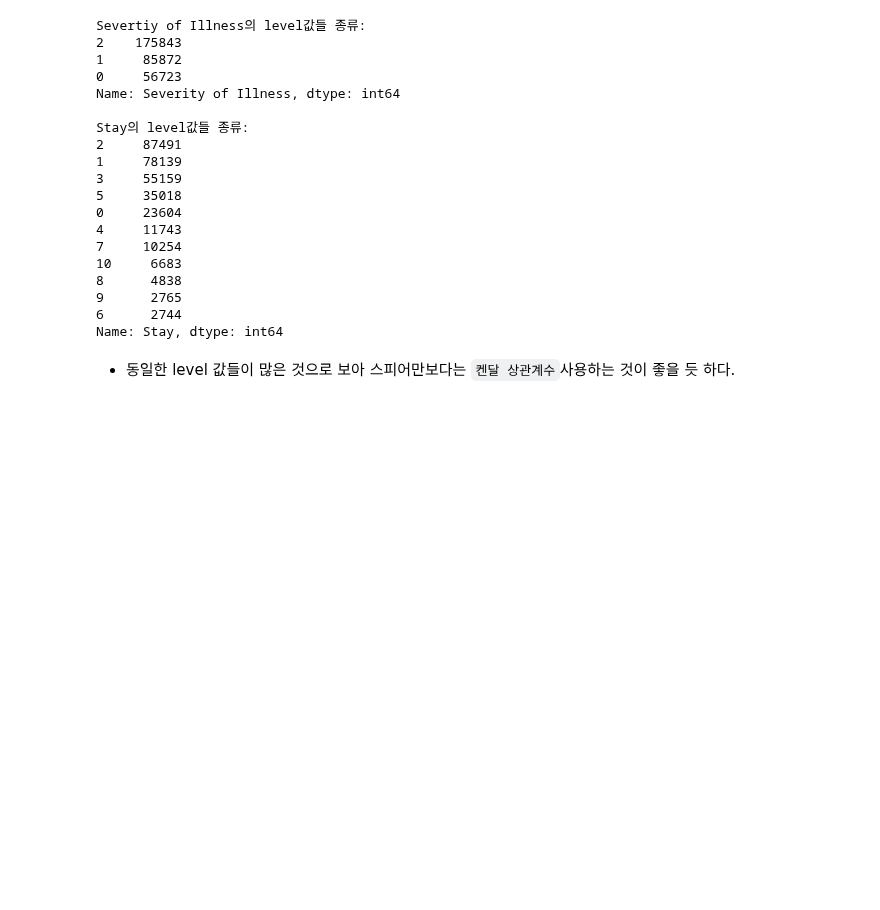
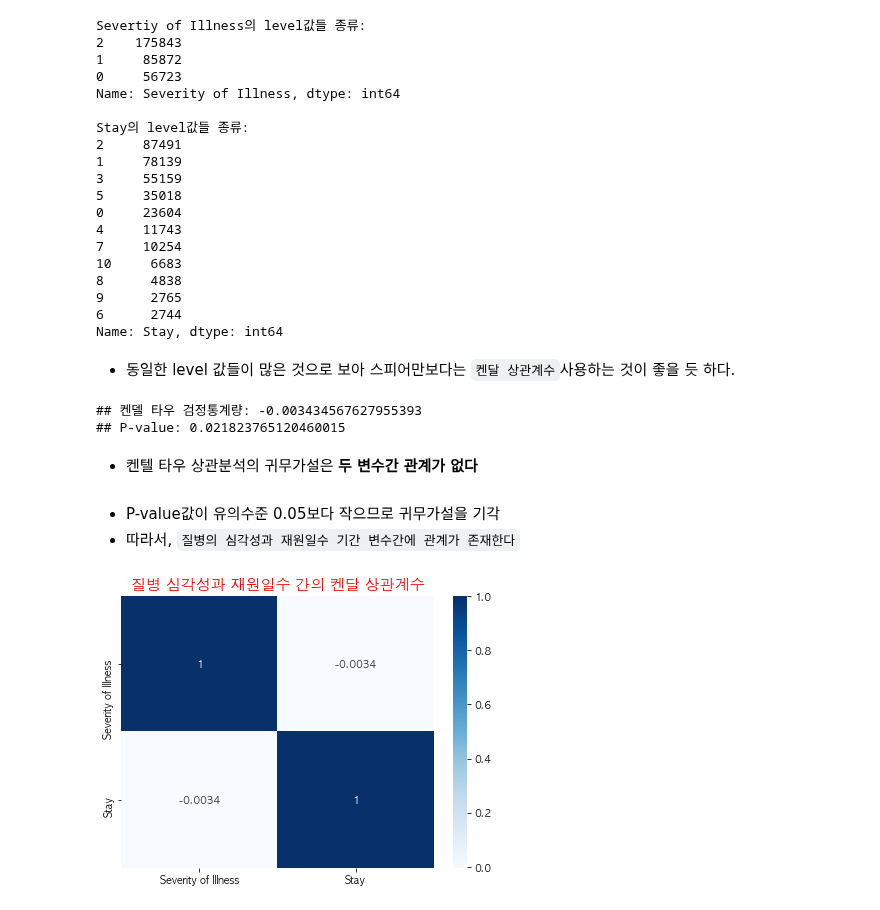
Before and after one commit to young-hun-jo/DataAnalysis, a Jupyter notebook: healthcare_los/analysis_myself.ipynb, the cells around one changed output. Drawn from its saved outputs; the diff is of its cells as text; code cells hidden in the pictures; blank space fills up the shorter version.

```diff
--- a/healthcare_los/analysis_myself.ipynb
+++ b/healthcare_los/analysis_myself.ipynb
@@ -1133,0 +1144,24 @@ Name: Stay, dtype: int64
+# %%
+# 켄달상관계수 통계적 검정
+from scipy.stats import kendalltau
+
+tau, p_value = kendalltau(four_df['Severity of Illness'], four_df['Stay'])
+print(f"## 켄델 타우 검정통계량: {tau}")
+print(f"## P-value: {p_value}")
+# %% [output]
+## 켄델 타우 검정통계량: -0.003434567627955393
+## P-value: 0.021823765120460015
+# %% [markdown]
+- 켄텔 타우 상관분석의 귀무가설은 **두 변수간 관계가 없다**
+<br><br>
+- P-value값이 유의수준 0.05보다 작으므로 귀무가설을 기각
+- 따라서, ``질병의 심각성과 재원일수 기간 변수간에 관계가 존재한다``
+# %%
+# 켄달상관계수 출력
+corr = four_df[['Severity of Illness','Stay']].corr(method='kendall')
+plt.figure(figsize=(7,5))
+sns.heatmap(corr, cmap='Blues', annot=True)
+plt.title('질병 심각성과 재원일수 간의 켄달 상관계수',fontsize=15, color='red')
+plt.show()
+# %% [output]
+[figure, added]
```
Also changed, not shown: parts of 27 cells of this notebook.
